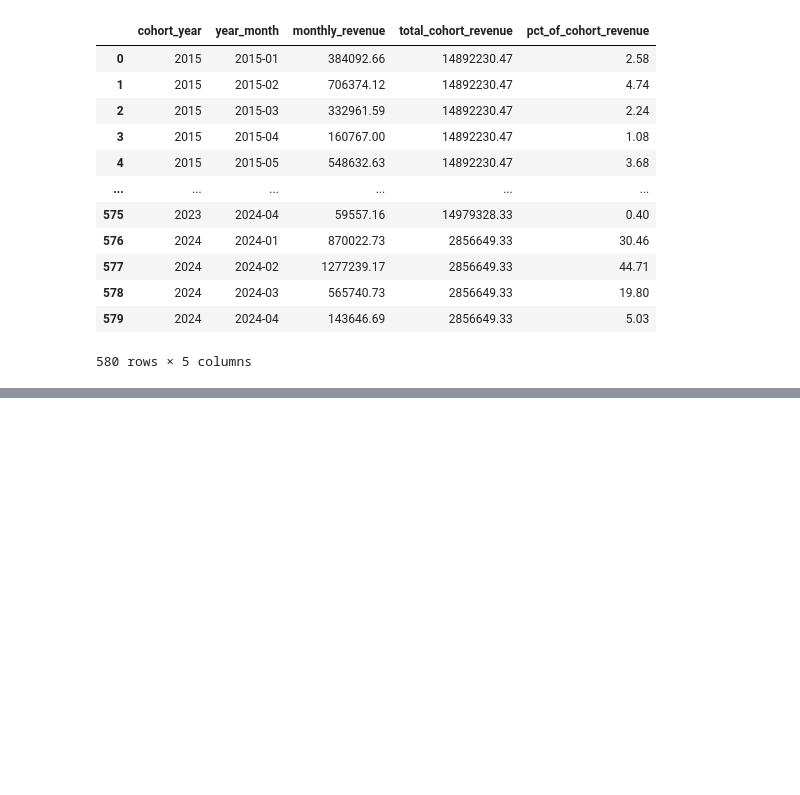
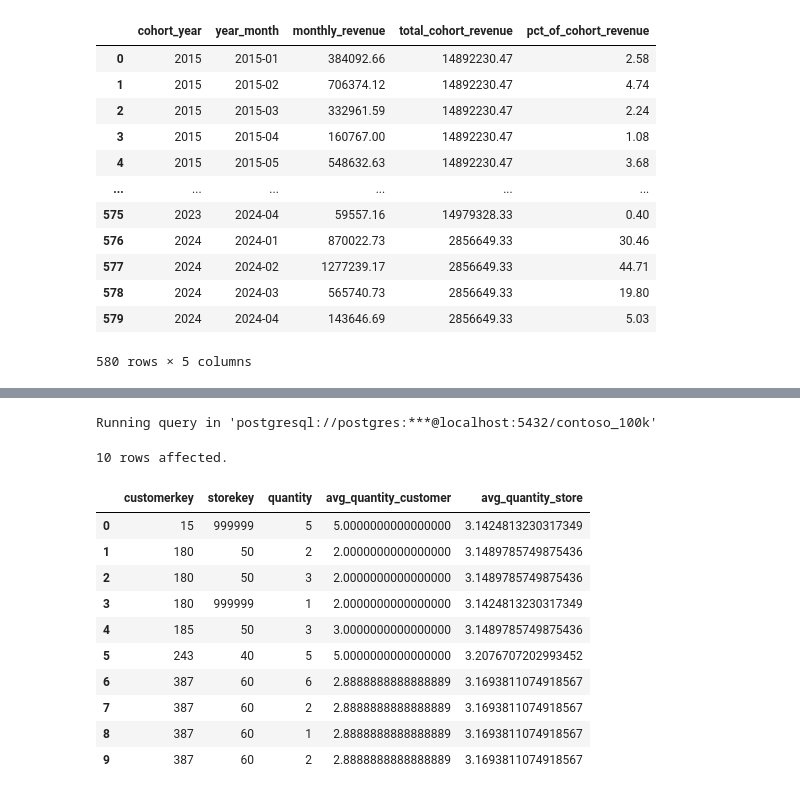
Before and after one commit to Du6eniuk/Du6eniuk, a Jupyter notebook: 0_Intro/2_Colab_Notebooks.ipynb, the cells around one changed output, grey strips where cells are left out. Cells and saved outputs as stored; diff of their text form; code cells hidden in the pictures; blank space fills up the shorter version.

```diff
--- a/0_Intro/2_Colab_Notebooks.ipynb
+++ b/0_Intro/2_Colab_Notebooks.ipynb
@@ -1107,0 +1139,28 @@ Running query in 'postgresql://postgres:***@localhost:5432/contoso_100k'
+# %%
+# Correct Solution:
+%%sql
+SELECT
+    customerkey,
+    storekey,
+    quantity,
+    AVG(quantity) OVER (PARTITION BY customerkey) AS avg_quantity_customer,
+    AVG(quantity) OVER (PARTITION BY storekey) AS avg_quantity_store
+FROM sales
+ORDER BY
+    customerkey,
+    storekey
+LIMIT 10
+# %% [output]
+Running query in 'postgresql://postgres:***@localhost:5432/contoso_100k'
+10 rows affected.
+|  | customerkey | storekey | quantity | avg_quantity_customer | avg_quantity_store |
+| 0 | 15 | 999999 | 5 | 5.0000000000000000 | 3.1424813230317349 |
+| 1 | 180 | 50 | 2 | 2.0000000000000000 | 3.1489785749875436 |
+| 2 | 180 | 50 | 3 | 2.0000000000000000 | 3.1489785749875436 |
+| 3 | 180 | 999999 | 1 | 2.0000000000000000 | 3.1424813230317349 |
+| 4 | 185 | 50 | 3 | 3.0000000000000000 | 3.1489785749875436 |
+| 5 | 243 | 40 | 5 | 5.0000000000000000 | 3.2076707202993452 |
+| 6 | 387 | 60 | 6 | 2.8888888888888889 | 3.1693811074918567 |
+| 7 | 387 | 60 | 2 | 2.8888888888888889 | 3.1693811074918567 |
+| 8 | 387 | 60 | 1 | 2.8888888888888889 | 3.1693811074918567 |
+| 9 | 387 | 60 | 2 | 2.8888888888888889 | 3.1693811074918567 |
```
Also changed, not shown: parts of 7 cells of this notebook.
